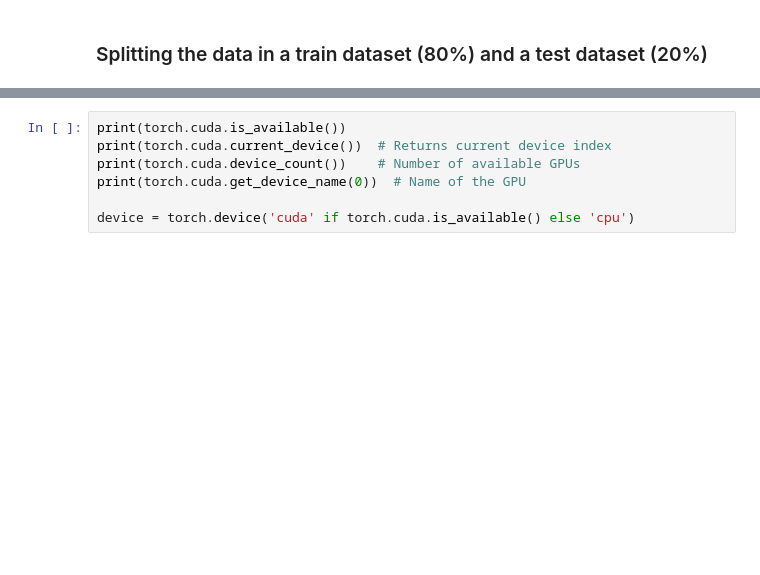
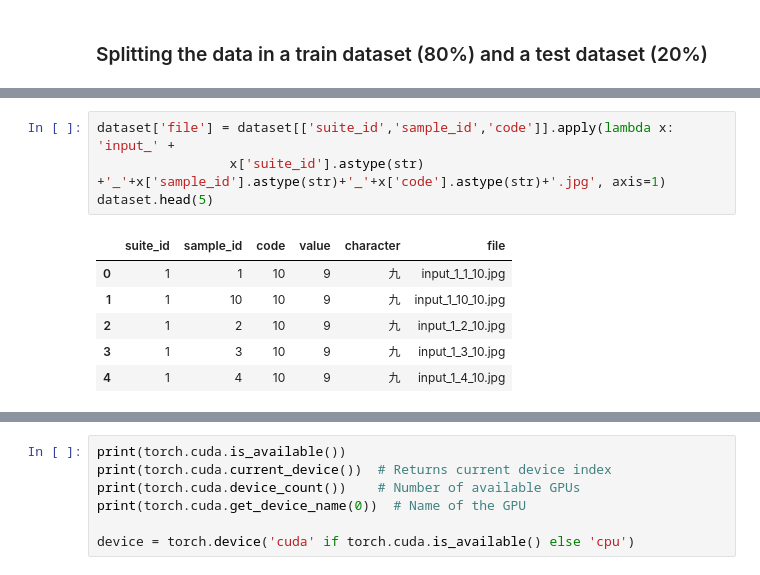
Before and after one commit to Arkww/ChineseNumbersRecognition, a Jupyter notebook: RecognizeChineseNumbers.ipynb, the cells around one changed output, grey strips where cells are left out. Drawn from its saved outputs; the diff is of its cells as text; blank space fills up the shorter version.

```diff
--- a/RecognizeChineseNumbers.ipynb
+++ b/RecognizeChineseNumbers.ipynb
@@ -38,0 +108,11 @@ transform = transforms.Compose([
+# %%
+dataset['file'] = dataset[['suite_id','sample_id','code']].apply(lambda x: 'input_' +
+                 x['suite_id'].astype(str) +'_'+x['sample_id'].astype(str)+'_'+x['code'].astype(str)+'.jpg', axis=1)
+dataset.head(5)
+# %% [output]
+|  | suite_id | sample_id | code | value | character | file |
+| 0 | 1 | 1 | 10 | 9 | 九 | input_1_1_10.jpg |
+| 1 | 1 | 10 | 10 | 9 | 九 | input_1_10_10.jpg |
+| 2 | 1 | 2 | 10 | 9 | 九 | input_1_2_10.jpg |
+| 3 | 1 | 3 | 10 | 9 | 九 | input_1_3_10.jpg |
+| 4 | 1 | 4 | 10 | 9 | 九 | input_1_4_10.jpg |
```
Also changed, not shown: parts of 25 cells of this notebook, 3 other files.
